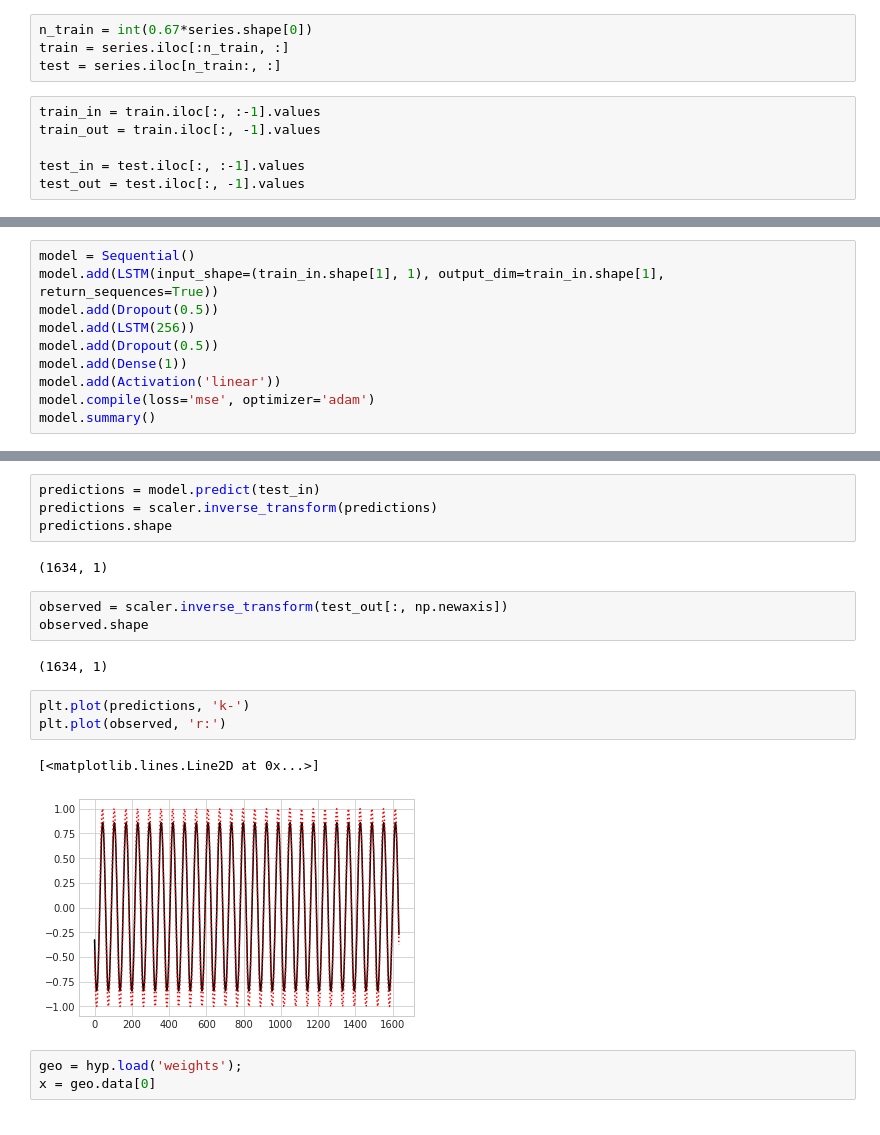
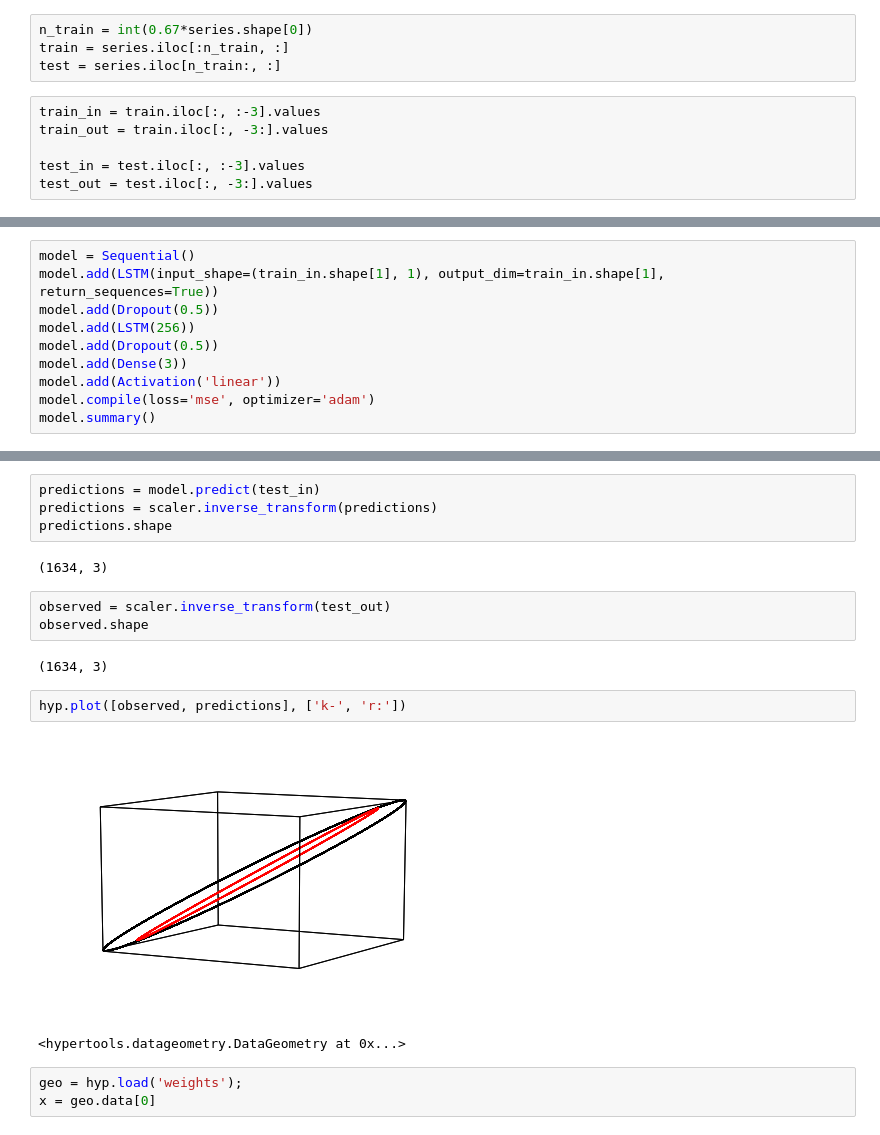
Before and after one commit to Summer-MIND/sequences, a Jupyter notebook: prediction.ipynb, the cells around one changed output, grey strips where cells are left out. Saved outputs shown, nothing was run; the diff lists cells and outputs as text.

Commit message:
added multivariate predictions

```diff
--- a/prediction.ipynb
+++ b/prediction.ipynb
@@ -45,11 +45,11 @@ n_train = int(0.67*series.shape[0])
 train = series.iloc[:n_train, :]
 test = series.iloc[n_train:, :]
 # %%
-train_in = train.iloc[:, :-1].values
-train_out = train.iloc[:, -1].values
+train_in = train.iloc[:, :-3].values
+train_out = train.iloc[:, -3:].values
 
-test_in = test.iloc[:, :-1].values
-test_out = test.iloc[:, -1].values
+test_in = test.iloc[:, :-3].values
+test_out = test.iloc[:, -3:].values
 # %%
 train_in = train_in.reshape(train_in.shape[0], train_in.shape[1], 1)
 test_in = test_in.reshape(test_in.shape[0], test_in.shape[1], 1)
@@ -62,7 +62,7 @@ model.add(LSTM(input_shape=(train_in.shape[1], 1), output_dim=train_in.shape[1],
 model.add(Dropout(0.5))
 model.add(LSTM(256))
 model.add(Dropout(0.5))
-model.add(Dense(1))
+model.add(Dense(3))
 model.add(Activation('linear'))
 model.compile(loss='mse', optimizer='adam')
 model.summary()
@@ -104,18 +104,17 @@ predictions = model.predict(test_in)
 predictions = scaler.inverse_transform(predictions)
 predictions.shape
 # %% [output]
-(1634, 1)
+(1634, 3)
 # %%
-observed = scaler.inverse_transform(test_out[:, np.newaxis])
+observed = scaler.inverse_transform(test_out)
 observed.shape
 # %% [output]
-(1634, 1)
+(1634, 3)
 # %%
-plt.plot(predictions, 'k-')
-plt.plot(observed, 'r:')
+hyp.plot([observed, predictions], ['k-', 'r:'])
 # %% [output]
+[figure, new version]
-[<matplotlib.lines.Line2D at 0x...>]
+<hypertools.datageometry.DataGeometry at 0x...>
-[figure, old version]
 # %%
 geo = hyp.load('weights');
 x = geo.data[0]
```
Also changed, not shown: parts of 3 cells of this notebook.
